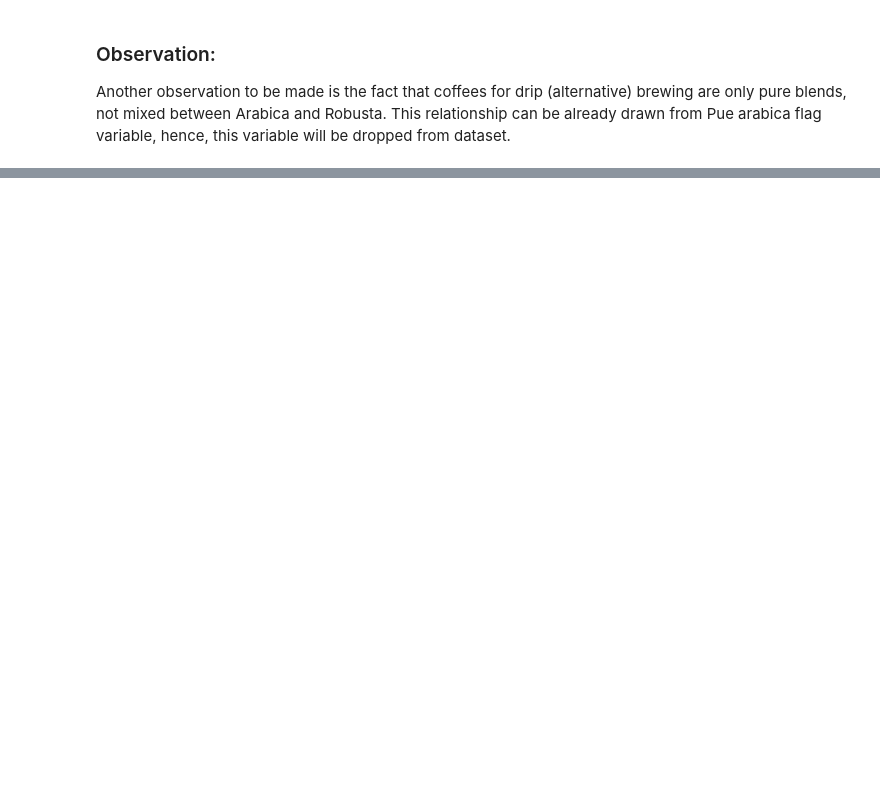
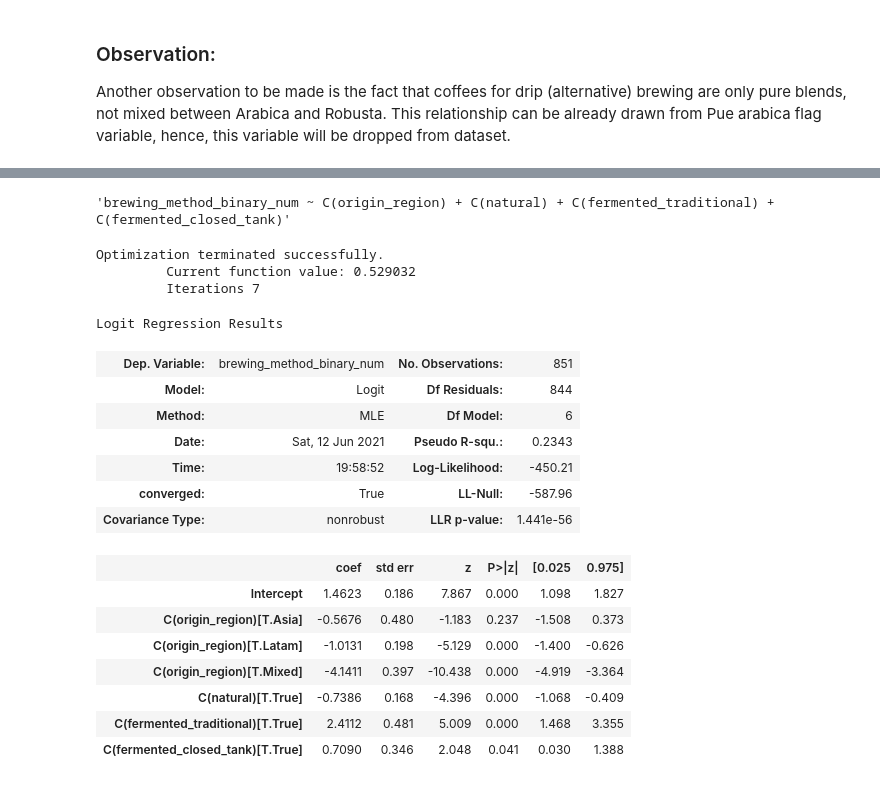
Before and after one commit to dominikacecylia/Tailored-brewing, a Jupyter notebook: tailored_brewing_eda.ipynb, the cells around one changed output, grey strips where cells are left out. Saved outputs shown, nothing was run; the diff lists cells and outputs as text; code cells hidden in the pictures; blank space fills up the shorter version.

```diff
--- a/tailored_brewing_eda.ipynb
+++ b/tailored_brewing_eda.ipynb
@@ -188,0 +338,33 @@ coffee_df = coffee_df[coffee_df["process_general"] != "Honey"]
+# %%
+categorical_variables = ['origin_region', 'natural', 'fermented_traditional', 'fermented_closed_tank']
+categorical_list = ["C({})".format(var) for var in categorical_variables]
+categorical_string = " + ".join(categorical_list)
+formula_string_4 = "brewing_method_binary_num ~ {}".format(categorical_string)
+formula_string_4
+# %% [output]
+'brewing_method_binary_num ~ C(origin_region) + C(natural) + C(fermented_traditional) + C(fermented_closed_tank)'
+# %%
+import statsmodels.formula.api as smf
+
+baseline_model_4 = smf.logit(formula_string_4, coffee_df).fit()
+baseline_model_4.summary()
+# %% [output]
+Optimization terminated successfully.
+         Current function value: 0.529032
+         Iterations 7
+Logit Regression Results
+| Dep. Variable: | brewing_method_binary_num | No. Observations: | 851 |
+| Model: | Logit | Df Residuals: | 844 |
+| Method: | MLE | Df Model: | 6 |
+| Date: | Sat, 12 Jun 2021 | Pseudo R-squ.: | 0.2343 |
+| Time: | 19:58:52 | Log-Likelihood: | -450.21 |
+| converged: | True | LL-Null: | -587.96 |
+| Covariance Type: | nonrobust | LLR p-value: | 1.441e-56 |
+|  | coef | std err | z | P>|z| | [0.025 | 0.975] |
+| Intercept | 1.4623 | 0.186 | 7.867 | 0.000 | 1.098 | 1.827 |
+| C(origin_region)[T.Asia] | -0.5676 | 0.480 | -1.183 | 0.237 | -1.508 | 0.373 |
+| C(origin_region)[T.Latam] | -1.0131 | 0.198 | -5.129 | 0.000 | -1.400 | -0.626 |
+| C(origin_region)[T.Mixed] | -4.1411 | 0.397 | -10.438 | 0.000 | -4.919 | -3.364 |
+| C(natural)[T.True] | -0.7386 | 0.168 | -4.396 | 0.000 | -1.068 | -0.409 |
+| C(fermented_traditional)[T.True] | 2.4112 | 0.481 | 5.009 | 0.000 | 1.468 | 3.355 |
+| C(fermented_closed_tank)[T.True] | 0.7090 | 0.346 | 2.048 | 0.041 | 0.030 | 1.388 |
```
Also changed, not shown: parts of 35 cells of this notebook.
